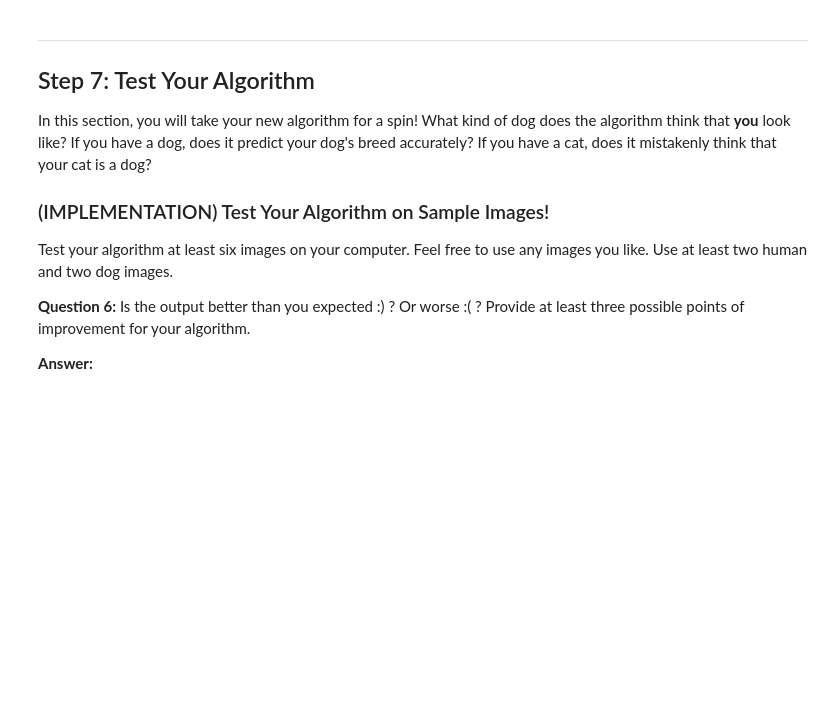
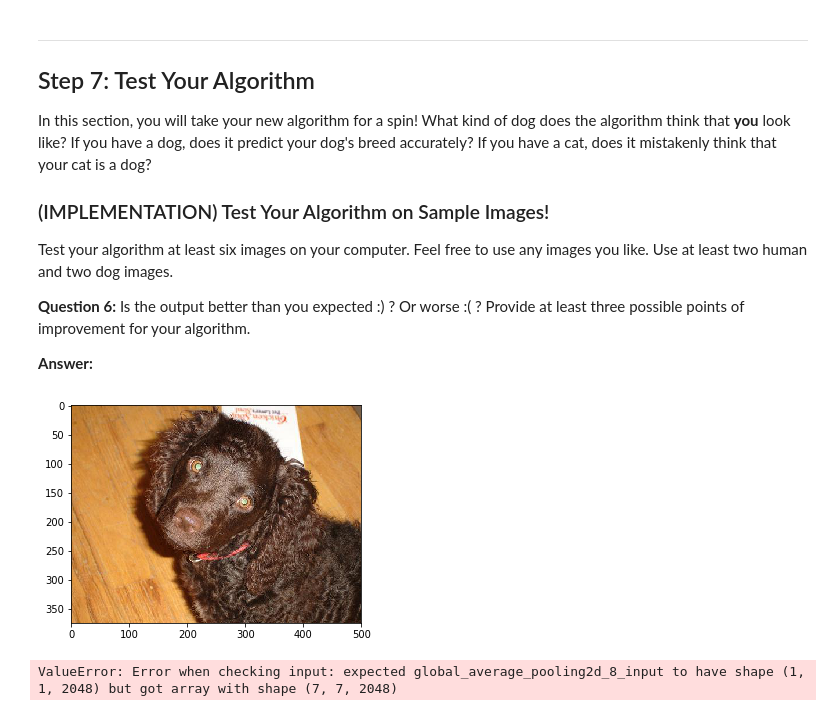
Before and after one commit to SiddheshKhedekar/Dog_Breed_Classifier, a Jupyter notebook: dog_app.ipynb, the cells around one changed output. Saved outputs shown, nothing was run; the diff lists cells and outputs as text; code cells hidden in the pictures; blank space fills up the shorter version.

```diff
--- a/dog_app.ipynb
+++ b/dog_app.ipynb
@@ -536,0 +651,9 @@ You are welcome to [augment the training data](https://blog.keras.io/building-po
+# %%
+### TODO: Train the model.
+
+checkpointer = ModelCheckpoint(filepath='saved_models/weights.best.ResNet50.hdf5',
+                               verbose=1, save_best_only=True)
+
+resnet50_model.fit(train_Resnet50, train_targets,
+          validation_data=(valid_Resnet50, valid_targets),
+          epochs=20, batch_size=20, callbacks=[checkpointer], verbose=1)
@@ -538,6 +680,8 @@ You are welcome to [augment the training data](https://blog.keras.io/building-po
 ### (IMPLEMENTATION) Load the Model with the Best Validation Loss
 # %%
 ### TODO: Load the model weights with the best validation loss.
+
+resnet50_model.load_weights('saved_models/weights.best.ResNet50.hdf5')
 # %% [markdown]
 ### (IMPLEMENTATION) Test the Model
 
@@ -562,6 +714,14 @@ where `{network}`, in the above filename, should be one of `VGG19`, `Resnet50`,
 # %%
 ### TODO: Write a function that takes a path to an image as input
 ### and returns the dog breed that is predicted by the model.
+
+def Resnet50_predict_dog_breed(img_path):
+    # extract bottleneck features
+    bottleneck_feature = extract_Resnet50(path_to_tensor(img_path))
+    # obtain predicted vector
+    predicted_vector = resnet50_model.predict(bottleneck_feature)
+    # return dog breed that is predicted by the model
+    return dog_names[np.argmax(predicted_vector)]
 # %% [markdown]
 ---
 <a id='step6'></a>
@@ -585,0 +743,20 @@ Some sample output for our algorithm is provided below, but feel free to design
+# %%
+### TODO: Write your algorithm.
+### Feel free to use as many code cells as needed.
+
+def run_dog_classifier_app(file_path):
+    predicted_breed = Resnet50_predict_dog_breed(file_path)
+    # Display the image
+    img = cv2.imread(file_path)
+    cv_rgb = cv2.cvtColor(img, cv2.COLOR_BGR2RGB)
+    plt.imshow(cv_rgb)
+    plt.show()
+
+    if dog_detector(file_path):
+        print('\nThe dog is predicted to be a: %s' % predicted_breed)
+    elif face_detector(file_path):
+        print('\nThe human looks like a: %s' % predicted_breed)
+    else:
+        print("\nNeither a Human or a Dog was detected in the provided image: %s" % file_path)
+
+run_dog_classifier_app(train_files[0])
@@ -600,4 +779,10 @@ __Answer:__
 # %%
 ## TODO: Execute your algorithm from Step 6 on
 ## at least 6 images on your computer.
 ## Feel free to use as many code cells as needed.
+
+for file in sorted(glob("images/*")):
+     run_dog_classifier_app(file)
+# %% [output]
+[figure, added]
+ValueError: Error when checking input: expected global_average_pooling2d_8_input to have shape (1, 1, 2048) but got array with shape (7, 7, 2048)
```
Also changed, not shown: parts of 22 cells of this notebook, 2 other files.
